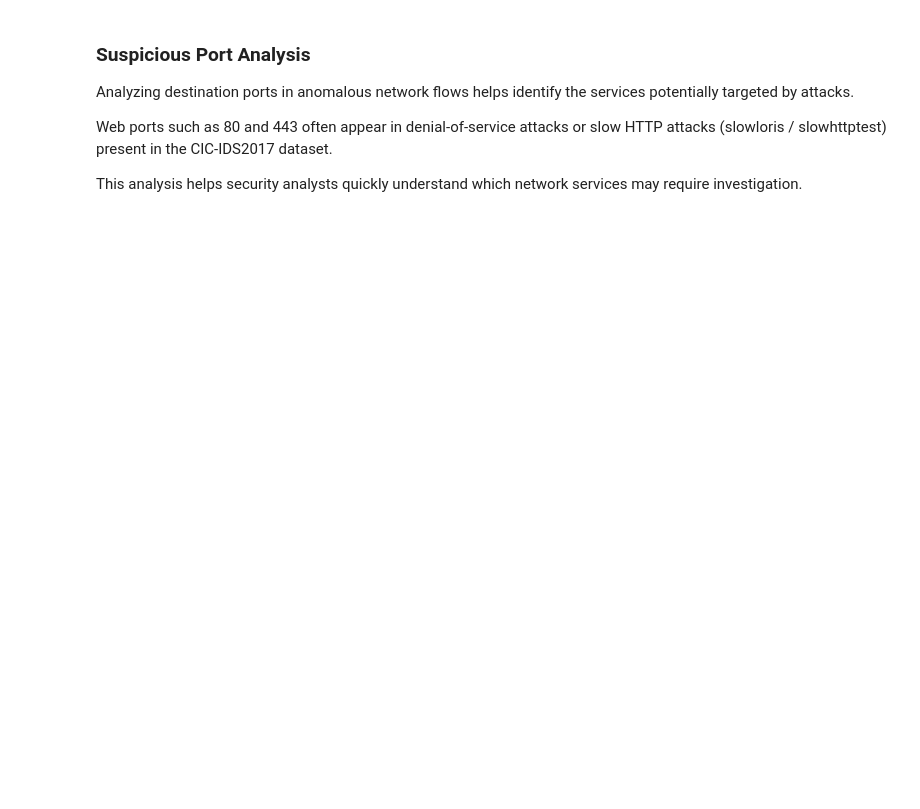
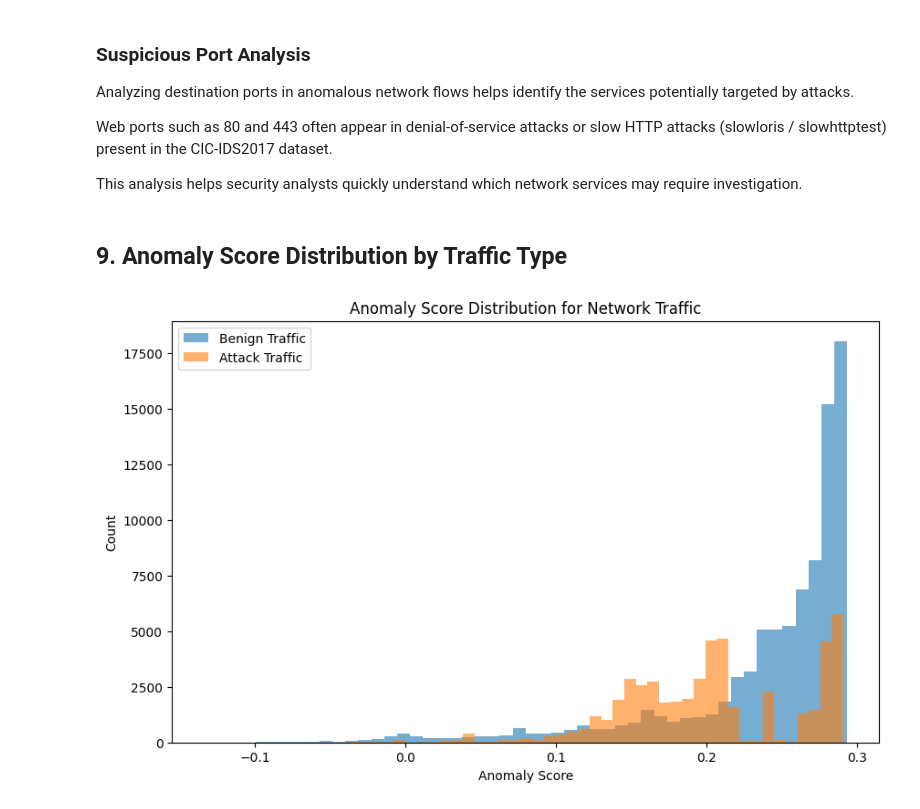
Before and after one commit to benderla/network-attack-detection, a Jupyter notebook: attack_detection_model.ipynb, the cells around one changed output. Drawn from its saved outputs; the diff is of its cells as text; code cells hidden in the pictures; blank space fills up the shorter version.

```diff
--- a/attack_detection_model.ipynb
+++ b/attack_detection_model.ipynb
@@ -223,3 +266,31 @@ or slow HTTP attacks (slowloris / slowhttptest) present in the CIC-IDS2017 datas
 
 This analysis helps security analysts quickly understand which network
 services may require investigation.
+# %% [markdown]
+## 9. Anomaly Score Distribution by Traffic Type
+# %%
+import matplotlib.pyplot as plt
+
+# Combine anomaly scores with labels
+df_scores = pd.DataFrame({
+    "anomaly_score": model.decision_function(X_test),
+    "attack": y_test
+})
+
+# Separate benign vs attack traffic
+benign_scores = df_scores[df_scores["attack"] == 0]["anomaly_score"]
+attack_scores = df_scores[df_scores["attack"] == 1]["anomaly_score"]
+
+plt.figure(figsize=(10,6))
+
+plt.hist(benign_scores, bins=50, alpha=0.6, label="Benign Traffic")
+plt.hist(attack_scores, bins=50, alpha=0.6, label="Attack Traffic")
+
+plt.title("Anomaly Score Distribution for Network Traffic")
+plt.xlabel("Anomaly Score")
+plt.ylabel("Count")
+
+plt.legend()
+plt.show()
+# %% [output]
+[figure, added]
```
Also changed, not shown: parts of 13 cells of this notebook, 1 other file.
